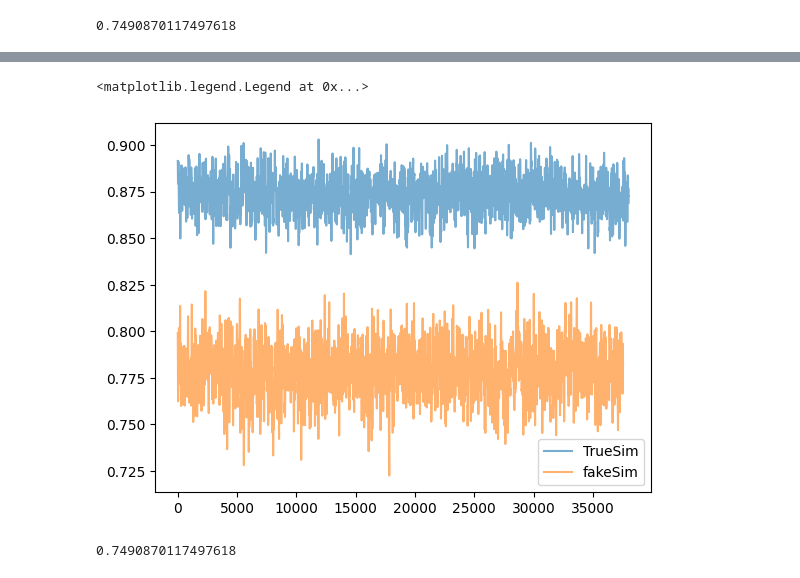
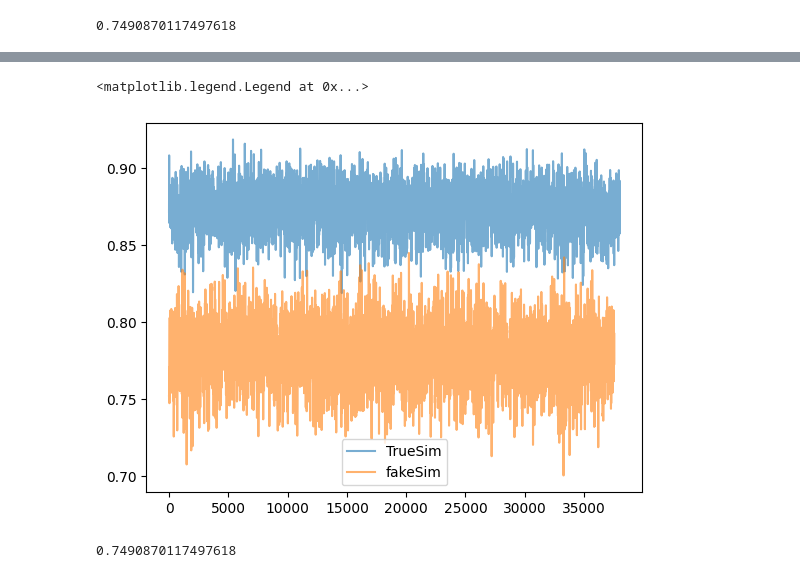
Before and after one commit to strojanski/diploma, a Jupyter notebook: rework/openset_evaluation/openset_performance.ipynb, the cells around one changed output, grey strips where cells are left out. Cells and saved outputs as stored; diff of their text form; code cells hidden in the pictures.

```diff
--- a/rework/openset_evaluation/openset_performance.ipynb
+++ b/rework/openset_evaluation/openset_performance.ipynb
@@ -289,13 +289,13 @@ print(get_scores(*baseline_scores))
 # %%
 import matplotlib.pyplot as plt
 from scipy.ndimage import gaussian_filter
 
-plt.plot(gaussian_filter(true_pairs, sigma=10), label="TrueSim", alpha=.6)
-plt.plot(gaussian_filter(fake_pairs, sigma=10), label="fakeSim", alpha=.6)
+plt.plot(gaussian_filter(true_pairs, sigma=5), label="TrueSim", alpha=.6)
+plt.plot(gaussian_filter(fake_pairs, sigma=5), label="fakeSim", alpha=.6)
 plt.legend()
 # %% [output]
 <matplotlib.legend.Legend at 0x...>
-[figure, old version]
+[figure, new version]
 # %%
 print(n_correct / len(open_dataset))
 # %% [output]
```
Also changed, not shown: parts of 7 cells of this notebook.
